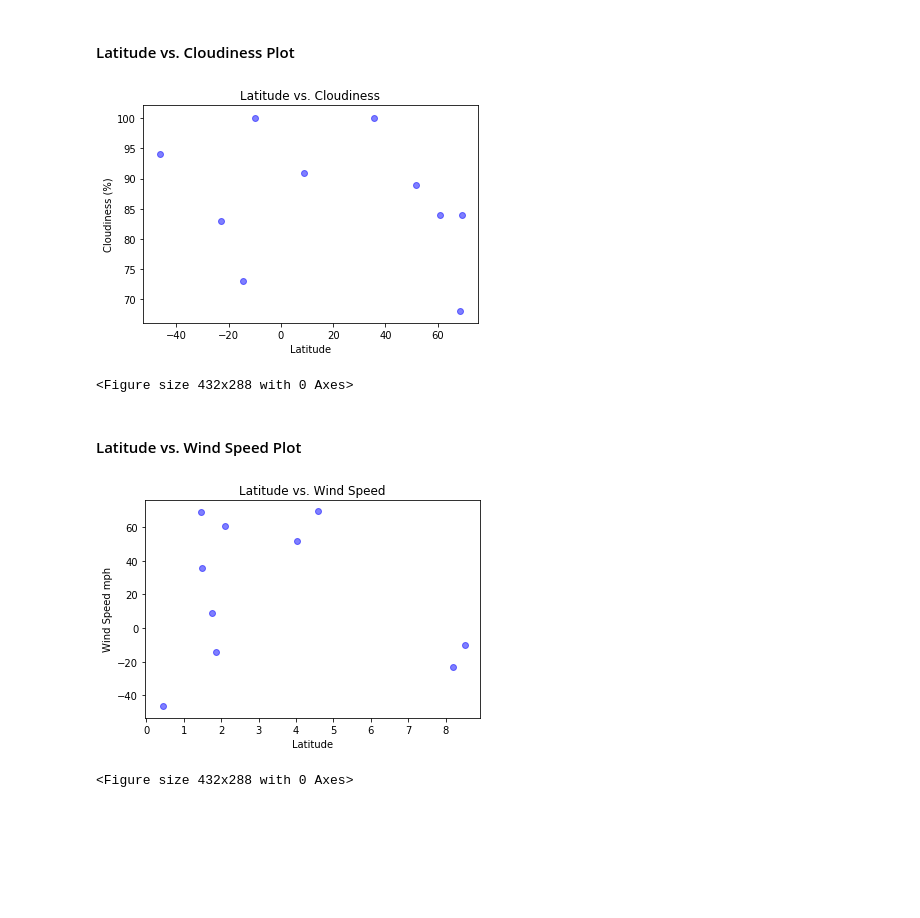
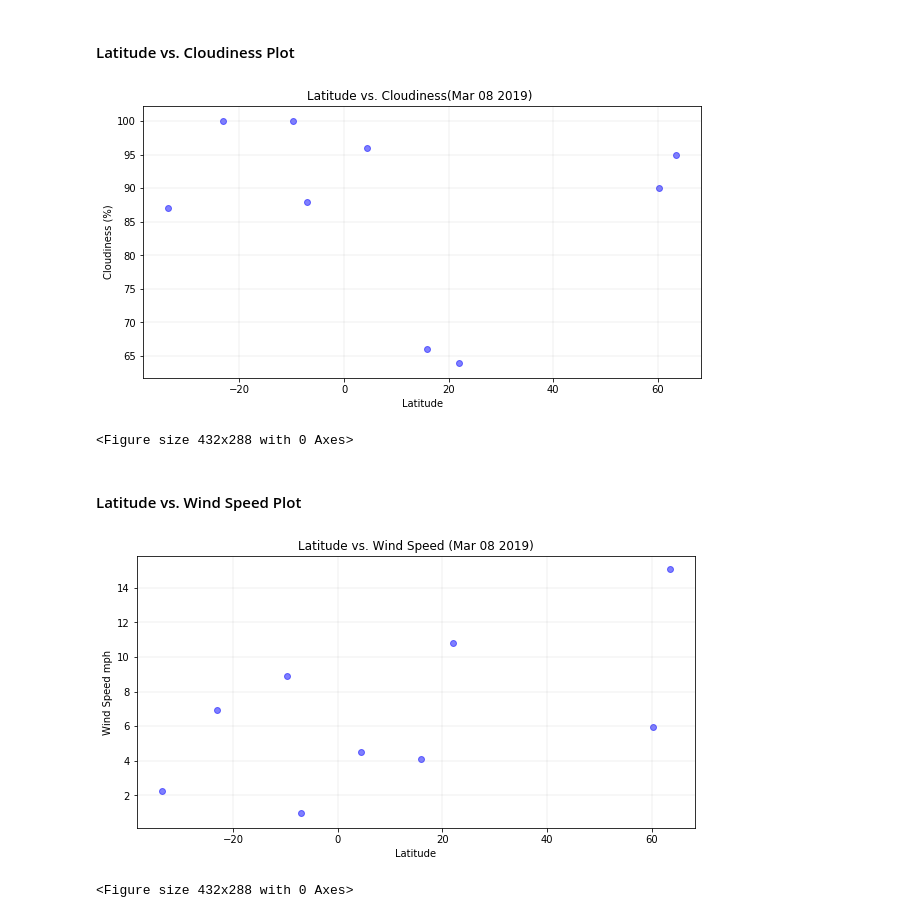
Before and after one commit to Vangroovy/Mapping-Homework, a Jupyter notebook: WeatherPy.ipynb, the cells around one changed output. Cells and saved outputs as stored; diff of their text form; code cells hidden in the pictures; blank space fills up the shorter version.

```diff
--- a/WeatherPy.ipynb
+++ b/WeatherPy.ipynb
@@ -103,18 +98,17 @@ longitude = []
 #Find the weather for each city
 for city in cities:
     # Get weather data, skip if the city name does not exist
-    #try:
-    response = requests.get(query_url + city).json()
-    print(response)
-    cloudiness.append(response['clouds']['all'])
-    humidity.append(response['main']['humidity'])
-    max_temp.append(response['main']['temp_max'])
-    wind_speed.append(response['wind']['speed'])
-    city_id.append(response['id'])
-    date.append(response['dt'])
-    latitude.append(response['coord']['lat'])
-    longitude.append(response['coord']['lat'])
-    #except(KeyError,IndexError):
-    print(f"missing city", city, "skip")
-    #print(city, city_id)
+    try:
+        response = requests.get(query_url + city).json()
+        cloudiness.append(response['clouds']['all'])
+        humidity.append(response['main']['humidity'])
+        max_temp.append(response['main']['temp_max'])
+        wind_speed.append(response['wind']['speed'])
+        city_id.append(response['id'])
+        date.append(response['dt'])
+        latitude.append(response['coord']['lat'])
+        longitude.append(response['coord']['lat'])
+    except(KeyError,IndexError):
+        print(f"missing city", city, "skip")
+    print(city, "processed")
 # %% [output]
@@ -205,37 +208,50 @@ mp.savefig('Lat_vs_humidity.png')
 #Scatterplot of Latitude vs Cloudiness
 y = city_file_df['Humidity']
 x = city_file_df['Latitude']
+fig, ax = plt.subplots(figsize=(10,5))
 for i in range (len(city_file_df)):
 
     #plot each dot
     plt.scatter(x.loc[i],y.loc[i], alpha=0.50, color="blue")
 
 #add legend
-plt.title("Latitude vs. Cloudiness")
+plt.title(f"Latitude vs. Cloudiness({time_string}) ")
 plt.ylabel('Cloudiness (%)')
 plt.xlabel('Latitude')
+
+#add gridlines
+ax.grid(color='grey', linestyle='-', linewidth=0.25, alpha=0.5)
+
+#Display plot and show as a png file
 plt.show()
 mp.savefig('Lat_vs_cloudiness.png')
 # %% [output]
-[figure, old version]
+[figure, new version]
 <Figure size 432x288 with 0 Axes>
 # %% [markdown]
 #### Latitude vs. Wind Speed Plot
 # %%
 #Scatterplot of Latitude vs Wind Speed
-y = city_file_df['Latitude']
-x = city_file_df['Wind Speed']
+x = city_file_df['Latitude']
+y = city_file_df['Wind Speed']
+fig, ax = plt.subplots(figsize=(10,5))
+
 for i in range (len(city_file_df)):
 
     #plot each dot
     plt.scatter(x.loc[i],y.loc[i], alpha=0.50, color="blue")
 
-#add legend
-plt.title("Latitude vs. Wind Speed")
+#add titles and labels
+plt.title(f"Latitude vs. Wind Speed ({time_string})")
 plt.ylabel('Wind Speed mph')
 plt.xlabel('Latitude')
+
+#add gridlines
+ax.grid(color='grey', linestyle='-', linewidth=0.25, alpha=0.5)
+
+#plot and save as a png
 plt.show()
 mp.savefig('Lat_vs_windspeed.png')
 # %% [output]
-[figure, old version]
+[figure, new version]
 <Figure size 432x288 with 0 Axes>
```
Also changed, not shown: parts of 7 cells of this notebook.
